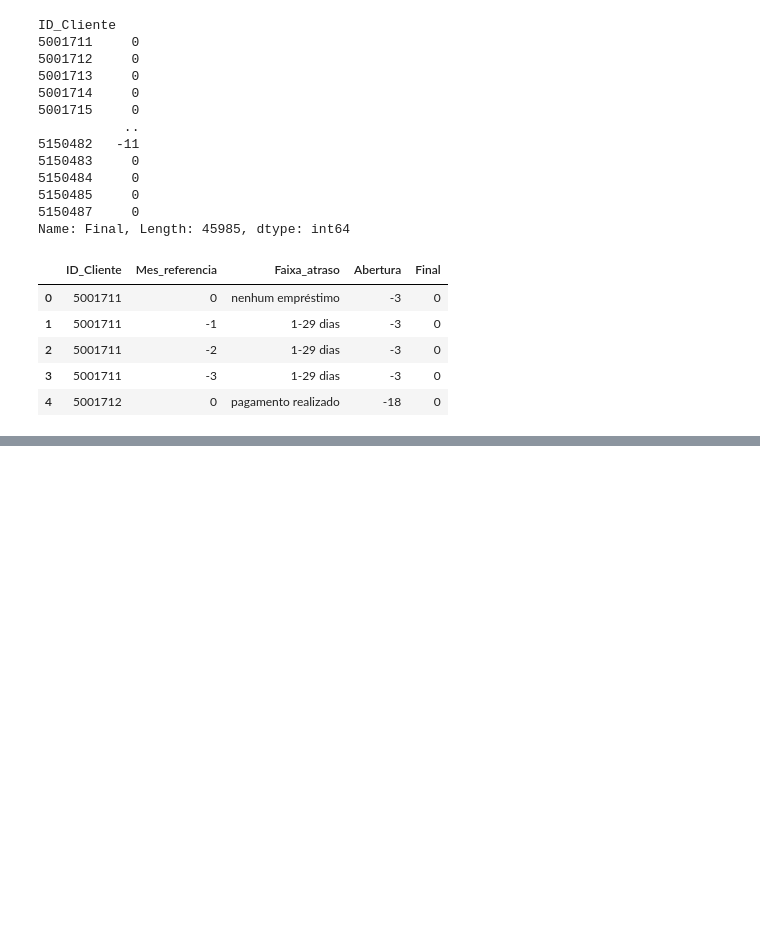
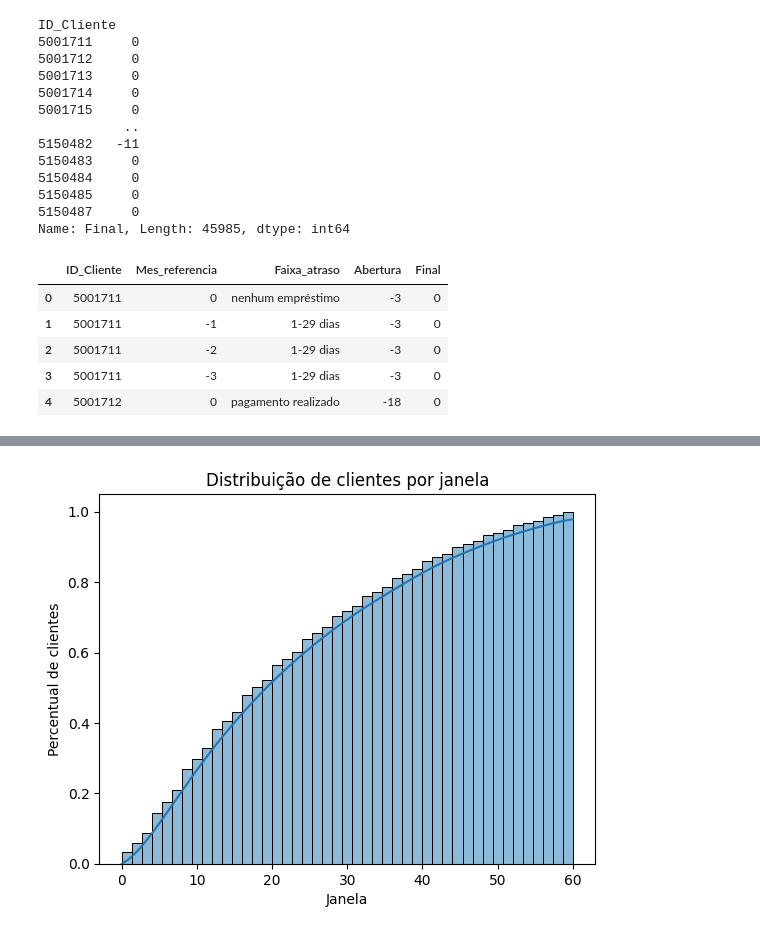
Before and after one commit to ailaendo/fase4_postech, a Jupyter notebook: Deploy de aplicações/fase4_credito.ipynb, the cells around one changed output, grey strips where cells are left out. Drawn from its saved outputs; the diff is of its cells as text; code cells hidden in the pictures; blank space fills up the shorter version.

```diff
--- a/Deploy de aplicações/fase4_credito.ipynb
+++ b/Deploy de aplicações/fase4_credito.ipynb
@@ -384,0 +402,15 @@ df_clientes_aprovados.head()
+# %%
+#criando um dicionario
+dict_faixa_atraso_ind ={
+    'nenhum empréstimo': 0,
+    'pagamento realizado': 1,
+    '1-29 dias': 2,
+    '30-59 dias': 3,
+    '60-89 dias': 4,
+    '90-119 dias': 5,
+    '120-149 dias':6,
+    '>150 dias': 7}
+# %%
+#criando uma nova coluna e substituindo os valores pelo dicionario
+df_clientes_aprovados['Ind_Faixa_atraso'] = df_clientes_aprovados['Faixa_atraso'].map(dict_faixa_atraso_ind)
+df_clientes_aprovados.head()
@@ -384,0 +424,5 @@ df_clientes_aprovados.head()
+# %%
+#criando uma nova coluna e deifinindo uma "nota" com binario para definir se é boa ou mal pagadora
+#se "Ind_Faixa_atraso" for maior que 3 colocar 1, caso não, colocar 0
+df_clientes_aprovados['Mau'] = df_clientes_aprovados.apply(lambda x: 1 if x['Ind_Faixa_atraso'] > 3 else 0, axis=1)
+df_clientes_aprovados.head()
@@ -384,0 +436,5 @@ df_clientes_aprovados.head()
+# %%
+#agrupando por ID e escolhendo para aparecer apenas a primeria linha de cada cliente
+#.aplply que pega só a primira linha dos cliente
+df_registros_creditos_ID = df_clientes_aprovados[['ID_Cliente','Abertura', 'Final', 'Janela']].groupby('ID_Cliente').apply(lambda x: x.iloc[0]).reset_index(drop=True)
+df_registros_creditos_ID
@@ -384,0 +582,8 @@ df_clientes_aprovados.head()
+# %%
+sns.histplot(data=df_registros_creditos_ID, x='Janela', cumulative=True, stat='density', kde=True)
+plt.title('Distribuição de clientes por janela')
+plt.xlabel('Janela')
+plt.ylabel('Percentual de clientes')
+plt.show()
+# %% [output]
+[figure, added]
```
Also changed, not shown: parts of 25 cells of this notebook, 9 other files.
